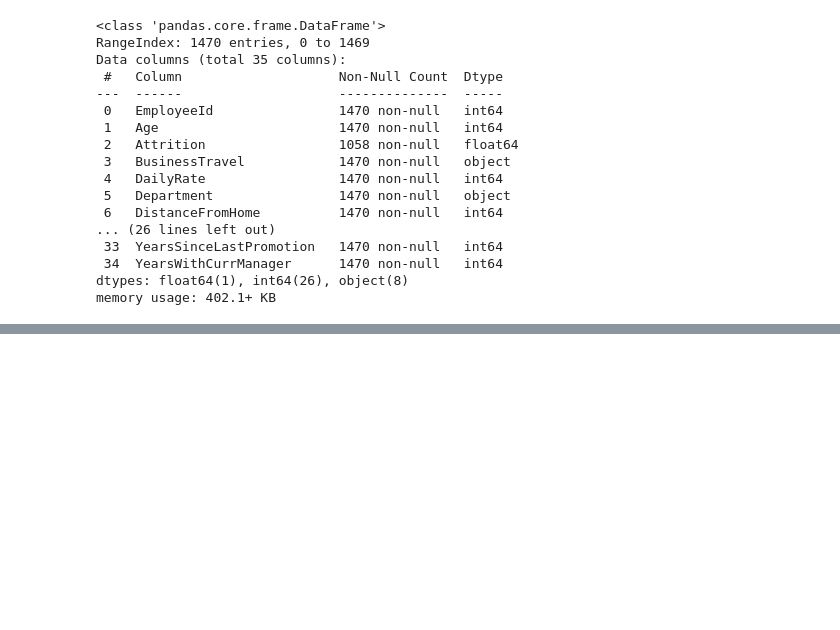
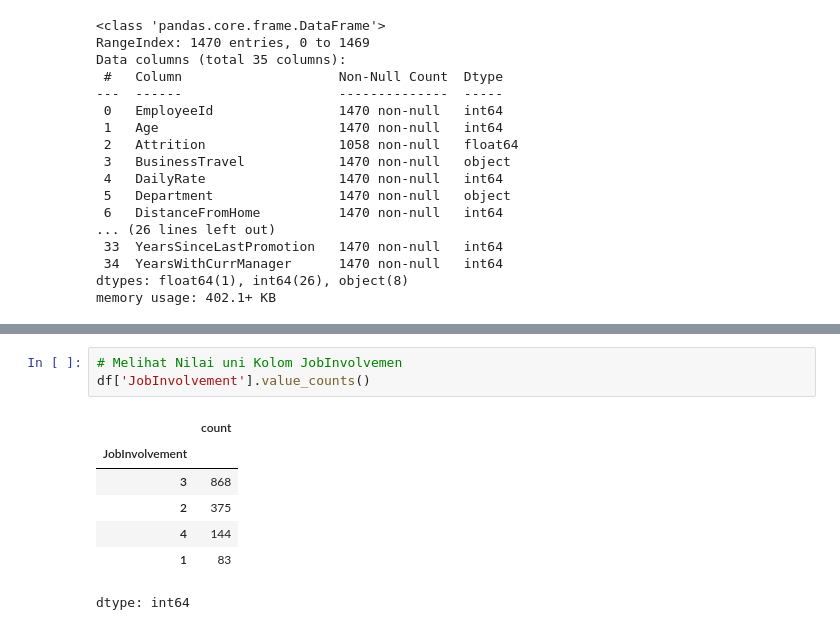
Before and after one commit to WildanFadhilNazaruddin/Understanding-and-Predicting-Employee-Turnover-at-Jaya-Jaya-Maju, a Jupyter notebook: model.ipynb, the cells around one changed output, grey strips where cells are left out. Saved outputs shown, nothing was run; the diff lists cells and outputs as text; blank space fills up the shorter version.

```diff
--- a/model.ipynb
+++ b/model.ipynb
@@ -61,0 +94,11 @@ print(unique_employee_ids)
+# %%
+# Melihat Nilai uni Kolom JobInvolvemen
+df['JobInvolvement'].value_counts()
+# %% [output]
+|  | count |
+| JobInvolvement |  |
+| 3 | 868 |
+| 2 | 375 |
+| 4 | 144 |
+| 1 | 83 |
+dtype: int64
```
Also changed, not shown: parts of 9 cells of this notebook.
